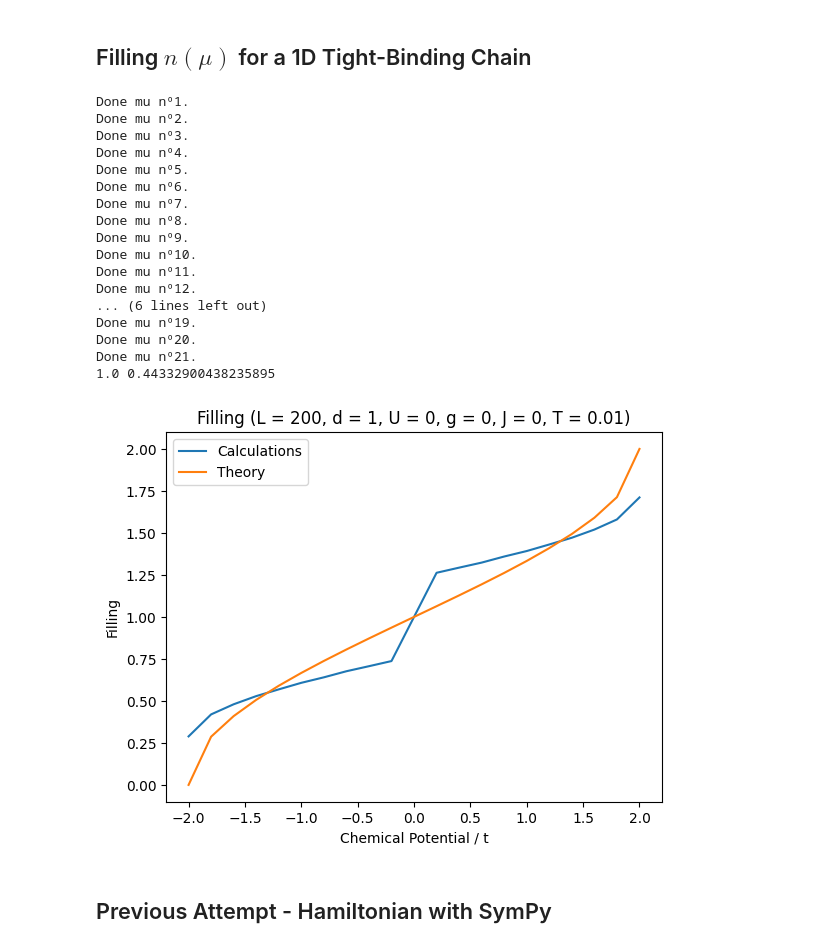
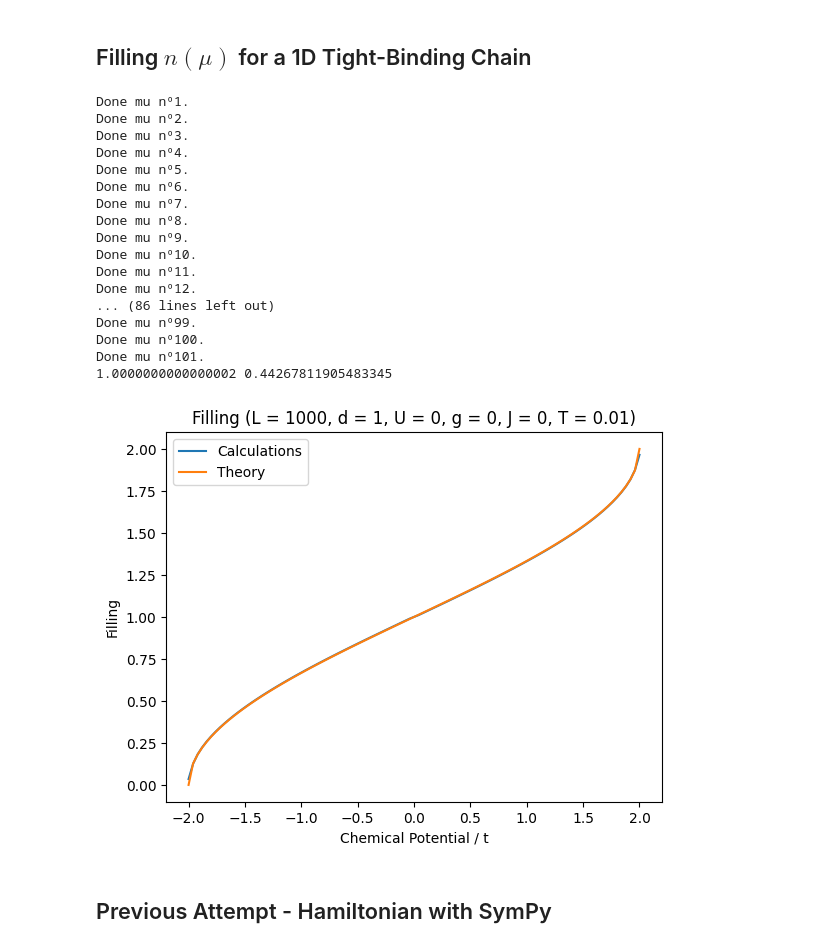
Before and after one commit to guilhermebaos/QUARMEN-Lessons, a Jupyter notebook: Master-Thesis/06-SC+AFM-1D.ipynb, the cells around one changed output. Cells and saved outputs as stored; diff of their text form; code cells hidden in the pictures.

```diff
--- a/Master-Thesis/06-SC+AFM-1D.ipynb
+++ b/Master-Thesis/06-SC+AFM-1D.ipynb
@@ -121,6 +121,7 @@ class Subspace:
         # States and dimension
         self.states = []
         self.dimension = 0
+        self.Nk = 0
 
         # Lookup table
         self.lookup = dict()
@@ -197,6 +198,7 @@ class Subspace:
 
         # Number of k-points
         Nk = len(kk[0])
+        self.Nk = Nk
 
         # Dispersion relation
         xi_npi = eps(kk) - mu
@@ -383,7 +420,7 @@ def solve(L: int, d: int, mu: float, U: float, g: float, J: float, T: float, del
     while delta_error > delta_eps:
 
         # Solve the Hamiltonian
-        E0 = np.zeros((Nk))
+        E0 = np.zeros(Nk)
         eigen = dict()
         for key in fspace:
 
@@ -399,13 +436,8 @@ def solve(L: int, d: int, mu: float, U: float, g: float, J: float, T: float, del
             # Compute minimum energy for each k-point
             E0 = np.minimum(E0, np.min(vals, axis=1))
 
-        # Use the minimum energy for each k-point
-        delta_new = 0
-        for key in fspace:
-            vals, vecs = eigen[key]
-
-            # Compute the component of delta for this subspace
-            delta_new += thermal_average(vals, vecs, fspace[key].bk_tk_tpi, fspace[key].dimension, T, E0+1)
+        # Compute the component of delta for this subspace
+        delta_new = thermal_average(fspace, eigen, "bk_tk_tpi", T, E0+1)
 
         delta_new *= -g / Nk
 
@@ -414,8 +446,6 @@ def solve(L: int, d: int, mu: float, U: float, g: float, J: float, T: float, del
 
         # Prepare next loop
         delta_start = delta_new
-
-
 
 
     # SOLVE FOR CONVERGED DELTA
@@ -434,13 +464,7 @@ def solve(L: int, d: int, mu: float, U: float, g: float, J: float, T: float, del
         # Compute minimum energy for each k-point
         E0 = np.minimum(E0, np.min(vals, axis=1))
 
-    # Compute occupation
-    n = 0
-    for key in fspace:
-        vals, vecs = eigen[key]
-
-        # Compute the component of delta for this subspace
-        n += thermal_average(vals, vecs, fspace[key].nk_tk_tpi_t, fspace[key].dimension, T, E0+1) * fspace[key].dimension / (2**8)
+    n = thermal_average(fspace, eigen, "nk_tk_tpi_t", T, E0+1)
 
     # Normalize
     n /= (4 * Nk)
@@ -561,7 +585,7 @@ def solve(L: int, d: int, mu: float, U: float, g: float, J: float, T: float, del
 ## Filling $n(\mu)$ for a 1D Tight-Binding Chain
 # %%
 # PARAMETERS
-L = 200
+L = 1000
 d = 1
 U = 0
 g = 0
@@ -583,39 +607,39 @@ for mu in mm:
     # Solve the Hamiltonian
     Delta, n = solve(L, d, mu, U, g, J, T)
 
     # Save the filling
     nn += [n]
 
     print(f"Done mu nº{len(nn)}.")
 
 print(np.average(nn), np.std(nn))
 
 plt.title(f"Filling (L = {L}, d = {d}, U = {U}, g = {g}, J = {J}, T = {T})")
 plt.ylabel("Filling")
 plt.xlabel("Chemical Potential / t")
 plt.plot(mm, nn, label="Calculations")
 plt.plot(mm, (2 / np.pi) * np.arccos(-0.5 * mm), label="Theory")
 plt.legend()
 plt.show()
 # %% [output]
 Done mu nº1.
 Done mu nº2.
 Done mu nº3.
 Done mu nº4.
 Done mu nº5.
 Done mu nº6.
 Done mu nº7.
 Done mu nº8.
 Done mu nº9.
 Done mu nº10.
 Done mu nº11.
 Done mu nº12.
-... (6 lines left out)
-Done mu nº19.
-Done mu nº20.
-Done mu nº21.
-1.0 0.44332900438235895
+... (86 lines left out)
+Done mu nº99.
+Done mu nº100.
+Done mu nº101.
+1.0000000000000002 0.44267811905483345
-[figure, old version]
+[figure, new version]
 # %% [markdown]
 ## Previous Attempt - Hamiltonian with SymPy
 # %%
```
Also changed, not shown: parts of 1 cell of this notebook.
